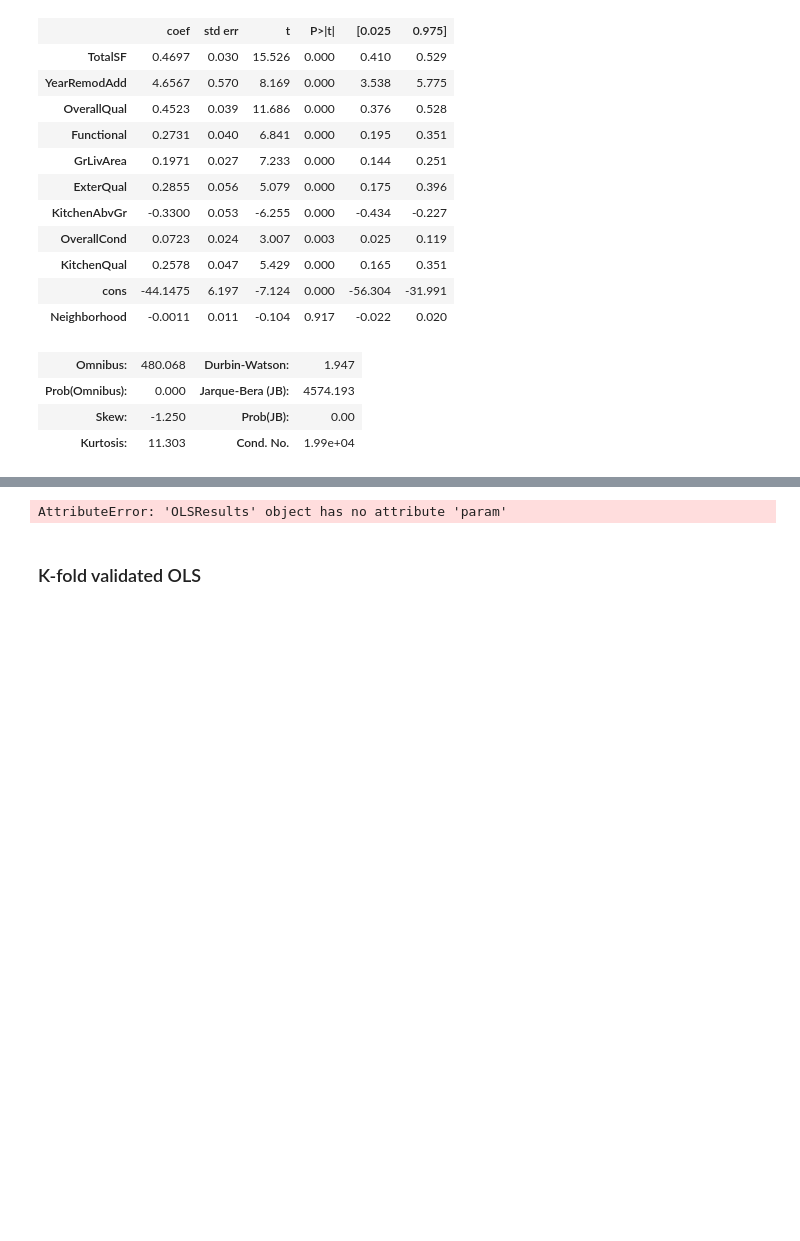
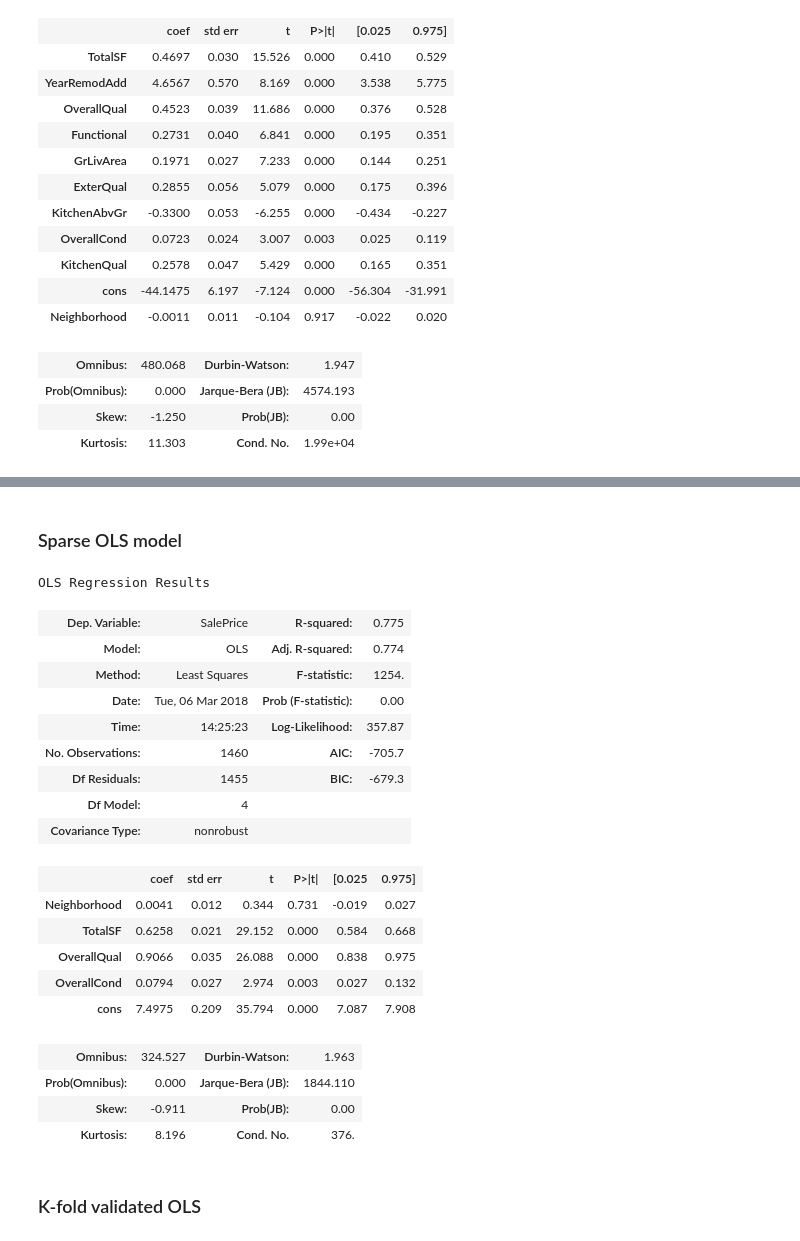
Before and after one commit to gregmb/FightingMongoosesML, a Jupyter notebook: GregWork/KaggleProjCleanup.ipynb, the cells around one changed output, grey strips where cells are left out. Saved outputs shown, nothing was run; the diff lists cells and outputs as text; code cells hidden in the pictures; blank space fills up the shorter version.

```diff
--- a/GregWork/KaggleProjCleanup.ipynb
+++ b/GregWork/KaggleProjCleanup.ipynb
@@ -464,10 +499,31 @@ OLS Regression Results
+# %% [markdown]
+### Sparse OLS model
 # %%
 Xlst = X_train.loc[:,['Neighborhood', 'TotalSF', 'OverallQual', 'OverallCond']]
 Xlst['cons'] = np.ones(1460)
 model = sm.OLS(y_train.transform(np.log1p), Xlst.transform(np.log1p)).fit()
-model.summary
+model.summary()
 # %% [output]
-AttributeError: 'OLSResults' object has no attribute 'param'
+OLS Regression Results
+| Dep. Variable: | SalePrice | R-squared: | 0.775 |
+| Model: | OLS | Adj. R-squared: | 0.774 |
+| Method: | Least Squares | F-statistic: | 1254. |
+| Date: | Tue, 06 Mar 2018 | Prob (F-statistic): | 0.00 |
+| Time: | 14:25:23 | Log-Likelihood: | 357.87 |
+| No. Observations: | 1460 | AIC: | -705.7 |
+| Df Residuals: | 1455 | BIC: | -679.3 |
+| Df Model: | 4 |  |  |
+| Covariance Type: | nonrobust |  |  |
+|  | coef | std err | t | P>|t| | [0.025 | 0.975] |
+| Neighborhood | 0.0041 | 0.012 | 0.344 | 0.731 | -0.019 | 0.027 |
+| TotalSF | 0.6258 | 0.021 | 29.152 | 0.000 | 0.584 | 0.668 |
+| OverallQual | 0.9066 | 0.035 | 26.088 | 0.000 | 0.838 | 0.975 |
+| OverallCond | 0.0794 | 0.027 | 2.974 | 0.003 | 0.027 | 0.132 |
+| cons | 7.4975 | 0.209 | 35.794 | 0.000 | 7.087 | 7.908 |
+| Omnibus: | 324.527 | Durbin-Watson: | 1.963 |
+| Prob(Omnibus): | 0.000 | Jarque-Bera (JB): | 1844.110 |
+| Skew: | -0.911 | Prob(JB): | 0.00 |
+| Kurtosis: | 8.196 | Cond. No. | 376. |
 # %% [markdown]
 ### K-fold validated OLS
 # %%
```
Also changed, not shown: parts of 24 cells of this notebook.
